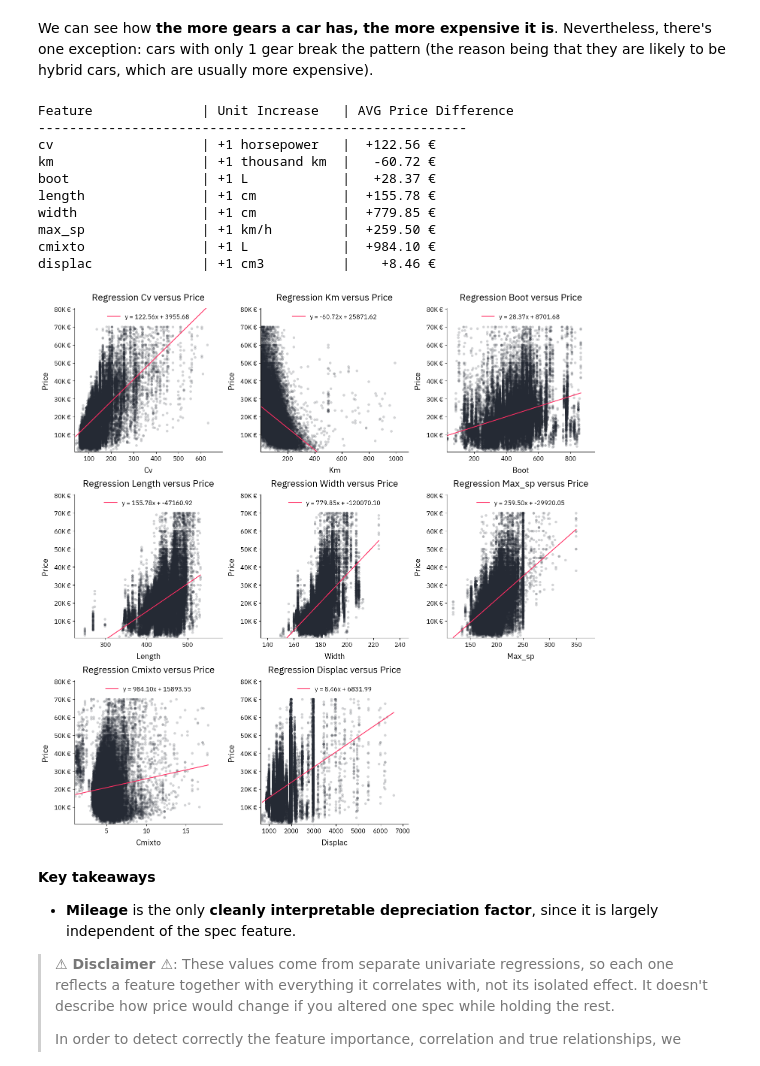
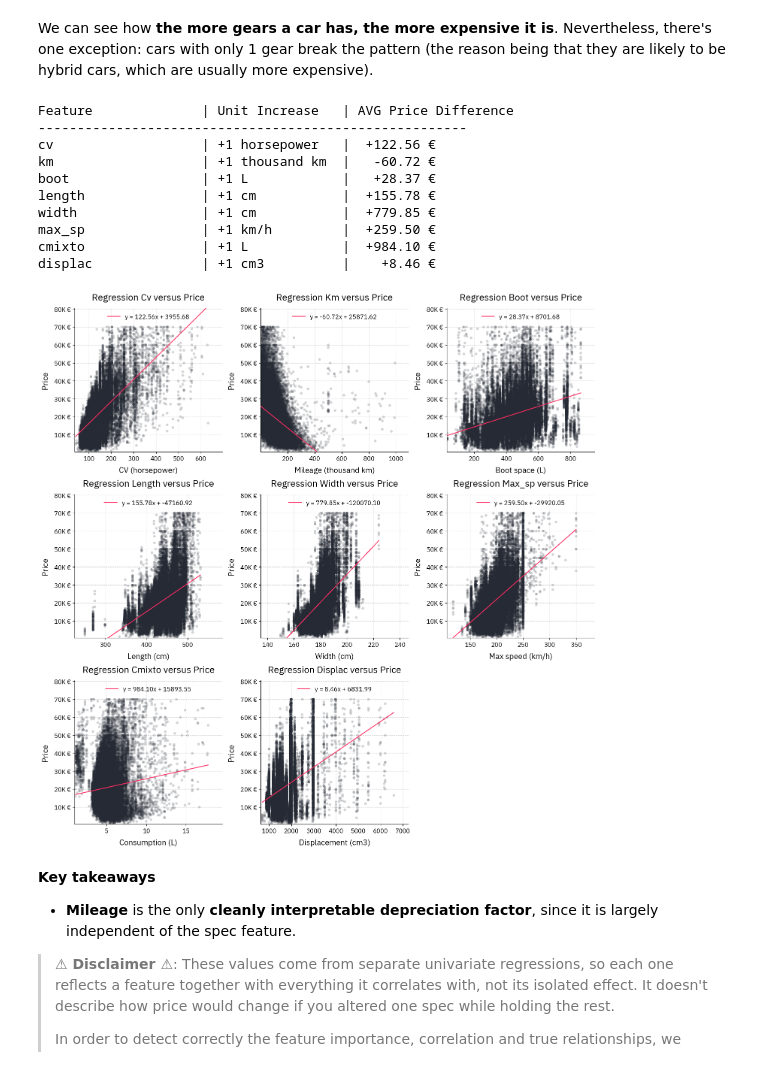
Before and after one commit to fbgranell/car-price-model, a Jupyter notebook: backend/notebooks/EDA.ipynb, the cells around one changed output. Cells and saved outputs as stored; diff of their text form; code cells hidden in the pictures.

```diff
--- a/backend/notebooks/EDA.ipynb
+++ b/backend/notebooks/EDA.ipynb
@@ -458,15 +458,16 @@ def plot_scatter(ax, df, x_col, target, color_1="#252A34", color_2="#FF2E63"):
     m, b = np.polyfit(x, y, 1)
     xs = np.linspace(x.min(), x.max(), 100)
 
-    ax.scatter(x, y, marker="o", alpha=0.2, s=25, edgecolor="none", color=color_1)
+    ax.scatter(x, y, marker="o", alpha=0.2, s=25, edgecolor="none", color=color_1, zorder=2)
     ax.plot(xs, m * xs + b, color=color_2, lw=1.5,
-            label=f"y = {m:.2f}x + {b:.2f}")
+            label=f"y = {m:.2f}x + {b:.2f}", zorder=3)
     ax.set_xlim(x.min()*0.9, x.max()*1.1)
     ax.set_ylim(y.min()*0.9, y.max()*1.15)
     return m
 # %%
 scatter_columns = ["cv", "km", "boot", "length", "width", "max_sp", "cmixto", "displac"]
-map_units = {"cv": "horsepower", "km": "thousand km", "boot": "L", "length": "cm", "width": "cm", "max_sp": "km/h", "cmixto": "L", "zero_to_hundred": "s", "displac": "cm3"}
+map_units = {"cv": "horsepower", "km": "thousand km", "boot": "L", "length": "cm", "width": "cm", "max_sp": "km/h", "cmixto": "L", "displac": "cm3"}
+map_names = {"cv": "CV", "km": "Mileage", "boot": "Boot space", "length": "Length", "width": "Width", "max_sp": "Max speed", "cmixto": "Consumption", "displac": "Displacement"}
 cols = 3
 num_plots = len(scatter_columns)
 rows = math.ceil(num_plots / cols)
@@ -476,36 +477,37 @@ print(f"{'Feature':<20} | {'Unit Increase':<15} | {'AVG Price Difference':<15}")
 print("-" * 55)
 for i, col in enumerate(scatter_columns):
     ax = axes[i]
     m = plot_scatter(ax, df, col, "price")
     sp.style_line(
         ax,
         yformat=sp.formats.currency(human=True, decimals=0),
         title=f"Regression {col.capitalize()} versus Price",
-        xtitle=f"{col.capitalize()}",
+        xtitle=f"{map_names[col]} ({map_units[col]})",
         ytitle="Price",
         legend=True,
-        legend_loc="upper center"
+        legend_loc="upper center",
+        grid=True
     )
     unit_str = f"+1 {map_units[col]}"
     print(f"{col:<20} | {unit_str:<15} | {m:>+8.2f} €")
 
 for j in range(num_plots, len(axes)):
     fig.delaxes(axes[j])
 
 plt.tight_layout()
 plt.show()
 # %% [output]
 Feature              | Unit Increase   | AVG Price Difference
 -------------------------------------------------------
 cv                   | +1 horsepower   |  +122.56 €
 km                   | +1 thousand km  |   -60.72 €
 boot                 | +1 L            |   +28.37 €
 length               | +1 cm           |  +155.78 €
 width                | +1 cm           |  +779.85 €
 max_sp               | +1 km/h         |  +259.50 €
 cmixto               | +1 L            |  +984.10 €
 displac              | +1 cm3          |    +8.46 €
-[figure, old version]
+[figure, new version]
 # %% [markdown]
 **Key takeaways**
 - **Mileage** is the only **cleanly interpretable depreciation factor**, since it is largely independent of the spec feature.
```
Also changed, not shown: 4 other files.
